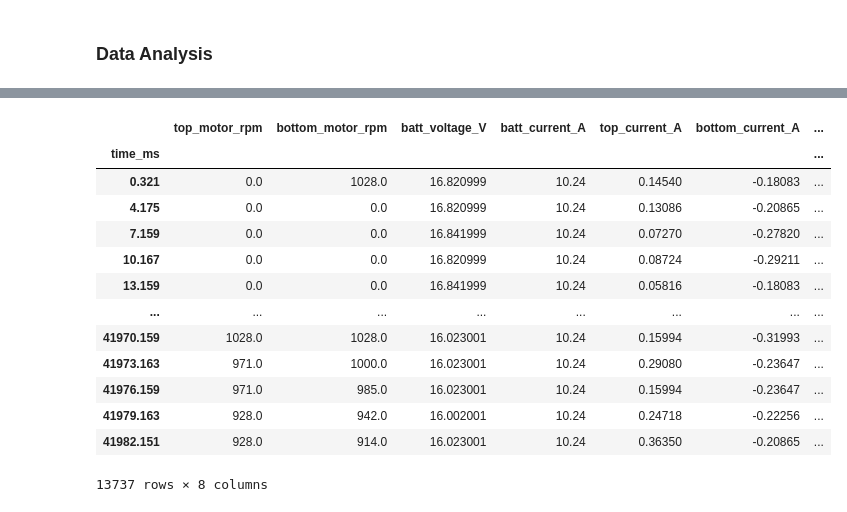
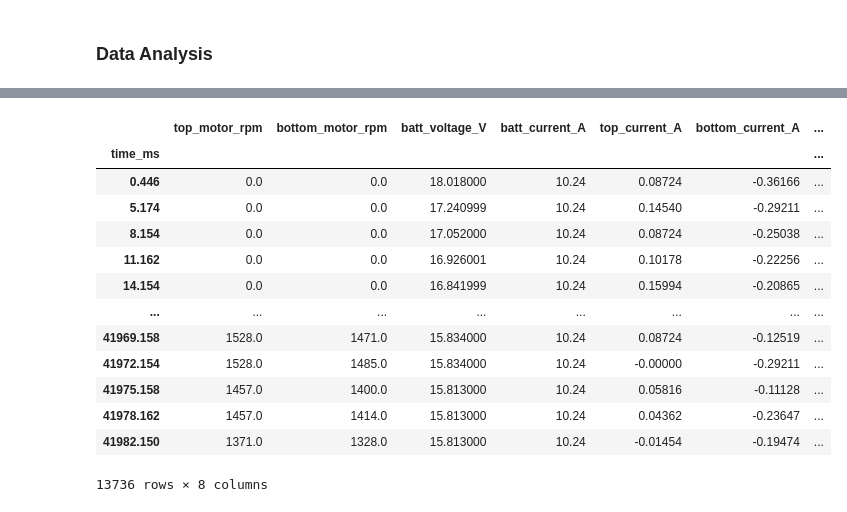
Before and after one commit to gtaharaedmonds/coaxial-drone, a Jupyter notebook: thrust_jig/test_runner/open_air_experiment_notebook.ipynb, the cells around one changed output, grey strips where cells are left out. Saved outputs shown, nothing was run; the diff lists cells and outputs as text; code cells hidden in the pictures.

```diff
--- a/thrust_jig/test_runner/open_air_experiment_notebook.ipynb
+++ b/thrust_jig/test_runner/open_air_experiment_notebook.ipynb
@@ -60,37 +66,3 @@ TestPlan(name='test', steps=[TestStep(duration_ms=2000, top_throttle=5, bottom_t
 # %%
 test_directory = Path("../test_data/open_air/")
 data_dict = {}
-# %%
-data_dict["test_5in_6blade"] = test_run(
-    filename=test_directory / "test_5in_6blade.csv", plan=plan
-)
-# data_dict["test_5in_4blade_blue"] = test_run(
-#     filename=test_directory / "test_5in_4blade_blue.csv", plan=plan
-# )
-# data_dict["test_6in_4blade"] = test_run(
-#     filename=test_directory / "test_6in_4blade.csv", plan=plan
-# )
-# data_dict["test_7in_3blade"] = test_run(
-#     filename=test_directory / "test_7in_3blade.csv", plan=plan
-# )
-data_dict["test_5in_toroidal"] = test_run(
-    filename=test_directory / "test_5in_toroidal.csv", plan=plan
-)
-data_dict["test_5in_3blade"] = test_run(
-    filename=test_directory / "test_5in_3blade.csv", plan=plan
-)
-data_dict["test_5in_6blade_rerun"] = test_run(
-    filename=test_directory / "test_5in_6blade_rerun.csv", plan=plan
-)
-data_dict["test_5in_3blade_rerun"] = test_run(
-    filename=test_directory / "test_5in_3blade_rerun.csv", plan=plan
-)
-data_dict["test_5in_3blade_rerun_0"] = test_run(
-    filename=test_directory / "test_5in_3blade_rerun_0.csv", plan=plan
-)
-data_dict["test_5in_6blade_rerun_0"] = test_run(
-    filename=test_directory / "test_5in_6blade_rerun_0.csv", plan=plan
-)
-data_dict["test_5in_toroidal_rerun"] = test_run(
-    filename=test_directory / "test_5in_toroidal_rerun.csv", plan=plan
-)
@@ -136,22 +156,22 @@ df_all
 # %%
 # Select single test to analyze closer
-test_data = df_all.loc["test_5in_3blade_rerun"]
+test_data = df_all.loc["test_5in_6blade"]
 test_data
 # %% [output]
 |  | top_motor_rpm | bottom_motor_rpm | batt_voltage_V | batt_current_A | top_current_A | bottom_current_A | ... |
 | time_ms |  |  |  |  |  |  | ... |
-| 0.321 | 0.0 | 1028.0 | 16.820999 | 10.24 | 0.14540 | -0.18083 | ... |
-| 4.175 | 0.0 | 0.0 | 16.820999 | 10.24 | 0.13086 | -0.20865 | ... |
-| 7.159 | 0.0 | 0.0 | 16.841999 | 10.24 | 0.07270 | -0.27820 | ... |
-| 10.167 | 0.0 | 0.0 | 16.820999 | 10.24 | 0.08724 | -0.29211 | ... |
-| 13.159 | 0.0 | 0.0 | 16.841999 | 10.24 | 0.05816 | -0.18083 | ... |
+| 0.446 | 0.0 | 0.0 | 18.018000 | 10.24 | 0.08724 | -0.36166 | ... |
+| 5.174 | 0.0 | 0.0 | 17.240999 | 10.24 | 0.14540 | -0.29211 | ... |
+| 8.154 | 0.0 | 0.0 | 17.052000 | 10.24 | 0.08724 | -0.25038 | ... |
+| 11.162 | 0.0 | 0.0 | 16.926001 | 10.24 | 0.10178 | -0.22256 | ... |
+| 14.154 | 0.0 | 0.0 | 16.841999 | 10.24 | 0.15994 | -0.20865 | ... |
 | ... | ... | ... | ... | ... | ... | ... | ... |
-| 41970.159 | 1028.0 | 1028.0 | 16.023001 | 10.24 | 0.15994 | -0.31993 | ... |
-| 41973.163 | 971.0 | 1000.0 | 16.023001 | 10.24 | 0.29080 | -0.23647 | ... |
-| 41976.159 | 971.0 | 985.0 | 16.023001 | 10.24 | 0.15994 | -0.23647 | ... |
-| 41979.163 | 928.0 | 942.0 | 16.002001 | 10.24 | 0.24718 | -0.22256 | ... |
-| 41982.151 | 928.0 | 914.0 | 16.023001 | 10.24 | 0.36350 | -0.20865 | ... |
+| 41969.158 | 1528.0 | 1471.0 | 15.834000 | 10.24 | 0.08724 | -0.12519 | ... |
+| 41972.154 | 1528.0 | 1485.0 | 15.834000 | 10.24 | -0.00000 | -0.29211 | ... |
+| 41975.158 | 1457.0 | 1400.0 | 15.813000 | 10.24 | 0.05816 | -0.11128 | ... |
+| 41978.162 | 1457.0 | 1414.0 | 15.813000 | 10.24 | 0.04362 | -0.23647 | ... |
+| 41982.150 | 1371.0 | 1328.0 | 15.813000 | 10.24 | -0.01454 | -0.19474 | ... |
-13737 rows × 8 columns
+13736 rows × 8 columns
 # %%
 # Extract raw data from a loaded test csv
 top_current_raw = test_data["top_current_A"]
```
Also changed, not shown: parts of 17 cells of this notebook, 6 other files.
